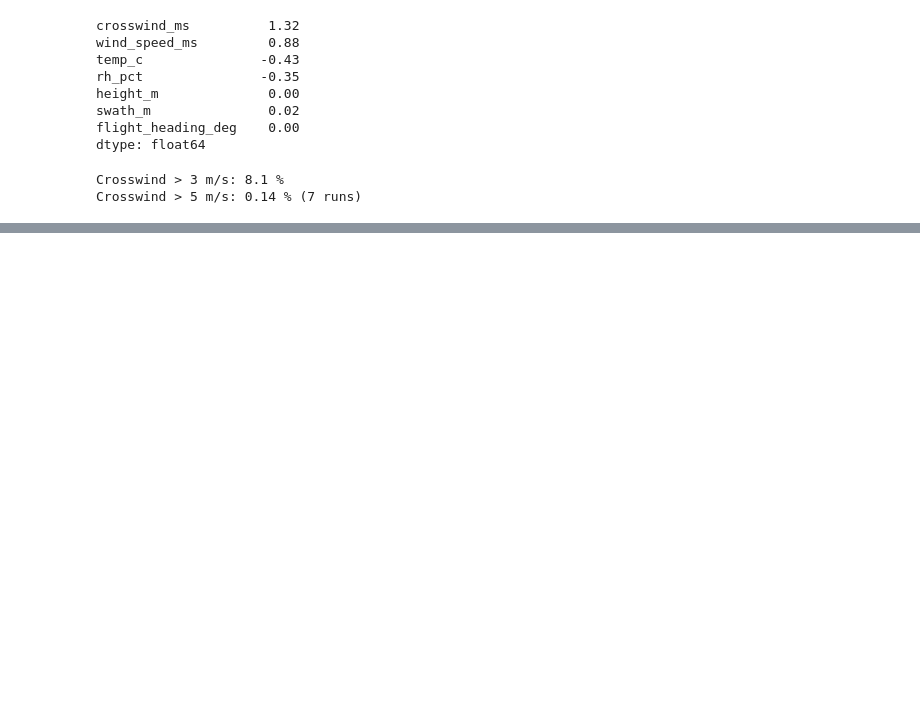
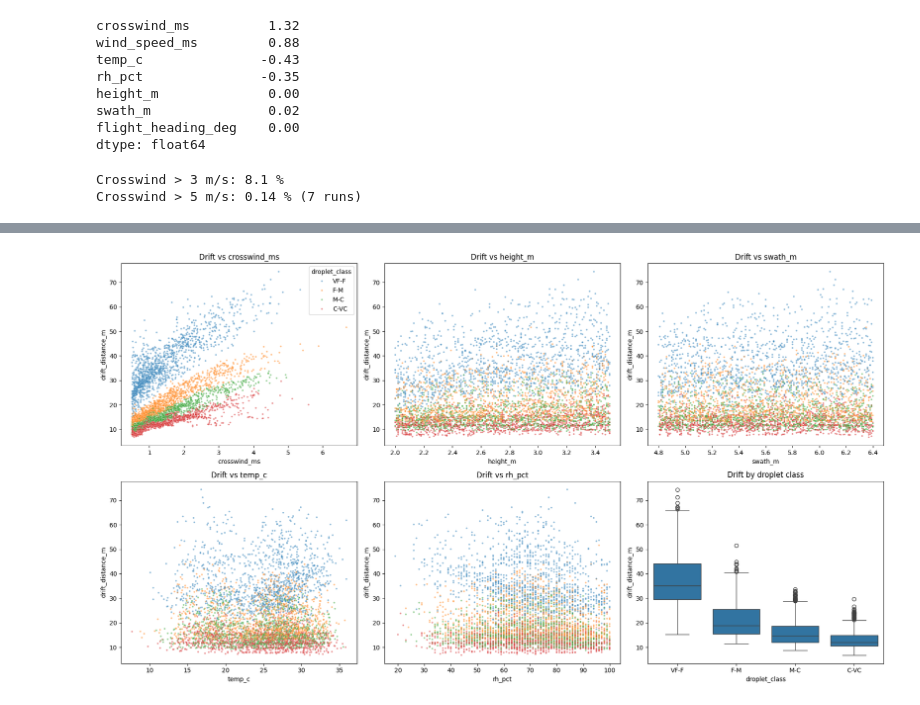
Before and after one commit to ShiharaXcor/AI-Driven-Drone-System-for-Precision-Spraying-in-Sri-Lankan-Tea-Plantations-J26-DS-346, a Jupyter notebook: component2_wind_spraying/eda/eda_datasetA.ipynb, the cells around one changed output, grey strips where cells are left out. Saved outputs shown, nothing was run; the diff lists cells and outputs as text; code cells hidden in the pictures; blank space fills up the shorter version.

```diff
--- a/component2_wind_spraying/eda/eda_datasetA.ipynb
+++ b/component2_wind_spraying/eda/eda_datasetA.ipynb
@@ -256,0 +261,7 @@ Crosswind > 5 m/s: 0.14 % (7 runs)
+# %%
+fig, ax = plt.subplots(2, 3, figsize=(18, 10)); ax = ax.flatten()
+for i, c in enumerate(INPUTS): sns.scatterplot(data=df, x=c, y=TARGET, hue="droplet_class", hue_order=ORDER, s=8, alpha=0.5, ax=ax[i], legend=(i == 0)); ax[i].set_title(f"Drift vs {c}")
+sns.boxplot(data=df, x="droplet_class", y=TARGET, order=ORDER, ax=ax[5]); ax[5].set_title("Drift by droplet class")
+save("fig5_drift_vs_inputs")
+# %% [output]
+[figure, added]
```
Also changed, not shown: parts of 4 cells of this notebook, 1 other file.
